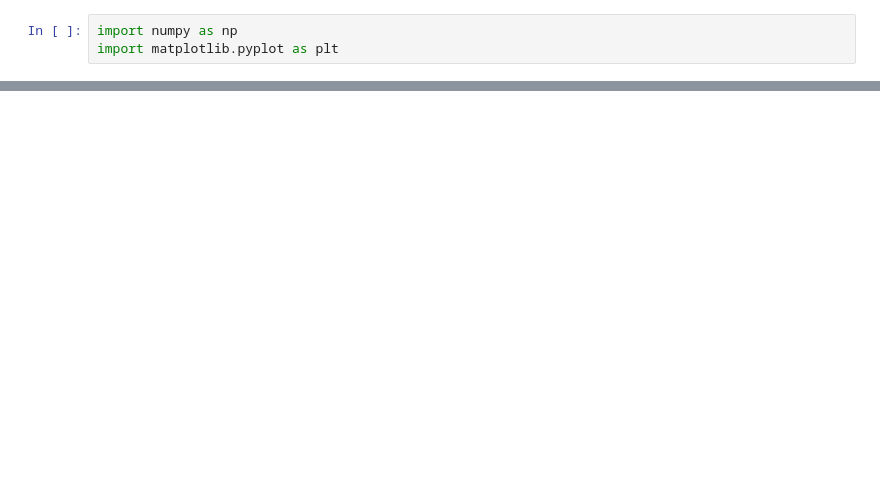
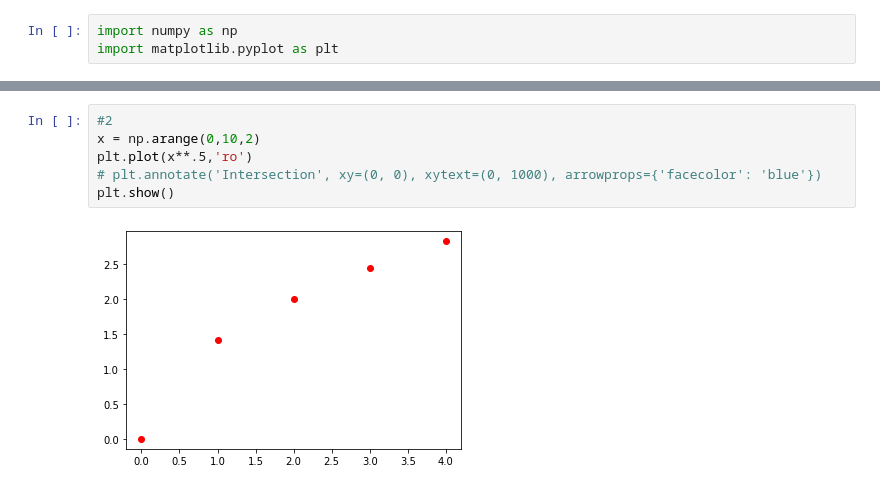
Before and after one commit to flambuth/python-exercises, a Jupyter notebook: 4.6.1_matplotlib_exercises.ipynb, the cells around one changed output, grey strips where cells are left out. Drawn from its saved outputs; the diff is of its cells as text; blank space fills up the shorter version.

```diff
--- a/4.6.1_matplotlib_exercises.ipynb
+++ b/4.6.1_matplotlib_exercises.ipynb
@@ -20,0 +12,8 @@ plt.show()
+# %%
+#2
+x = np.arange(0,10,2)
+plt.plot(x**.5,'ro')
+# plt.annotate('Intersection', xy=(0, 0), xytext=(0, 1000), arrowprops={'facecolor': 'blue'})
+plt.show()
+# %% [output]
+[figure, added]
```
Also changed, not shown: parts of 8 cells of this notebook, 1 other file.
